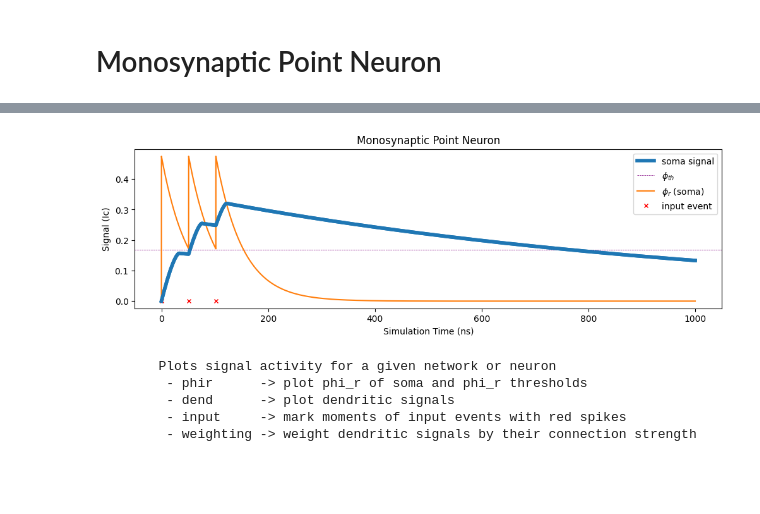
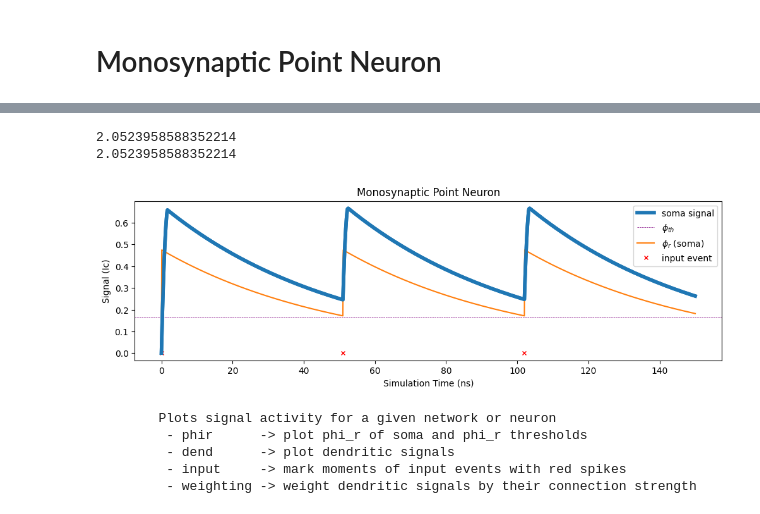
Before and after one commit to ryangitsit/sim_soens, a Jupyter notebook: tutorial_library.ipynb, the cells around one changed output, grey strips where cells are left out. Drawn from its saved outputs; the diff is of its cells as text; code cells hidden in the pictures; blank space fills up the shorter version.

```diff
--- a/tutorial_library.ipynb
+++ b/tutorial_library.ipynb
@@ -29,24 +29,26 @@ A number of canoncial and potential useful neurons are here demonstrated for SOE
 # %%
 # Using custom()
 #** put in line for synaptic refractory period
 # synaptic structure [synapse][layer][branch][dendrite]
 # one synapse, weight=1, to the 0th layer, branch, and dendrite -> implies soma
 syn_struct = [[[[1]]]]
 
 # call a custom neuron with this property
 # kwargs and **kwarg dictionaries also welcome for any neuron parameters
 # here, spiking threshold s_th is set to 1
-mono_point = NeuralZoo(type="custom",synaptic_structure=syn_struct,s_th=100,beta_ni=2*np.pi*1e4,tau_ni=1000)
+mono_point = NeuralZoo(type="custom",synaptic_structure=syn_struct,s_th=100)#,beta_ni=2*np.pi*1e4,tau_ni=1000)
 # add input signal to somatic dendrite
 mono_point.synapses[0][0][0][0].add_input(input.signals[0])
 
 # sim = True will run and record network of nodes for tf duration with dt time steps
-net = network(sim=True,dt=.1,tf=1000,nodes=[mono_point])
+net = network(sim=True,dt=.1,tf=150,nodes=[mono_point])
 
 # many plotting options with this funcion
 mono_point.plot_neuron_activity(net,title="Monosynaptic Point Neuron",input=input,phir=True)
 # %% [output]
+2.0523958588352214
+2.0523958588352214
-[figure, old version]
+[figure, new version]
 # %%
 # Plotting options
 print(NeuralZoo.plot_neuron_activity.__doc__)
```
Also changed, not shown: parts of 17 cells of this notebook, 5 other files.
